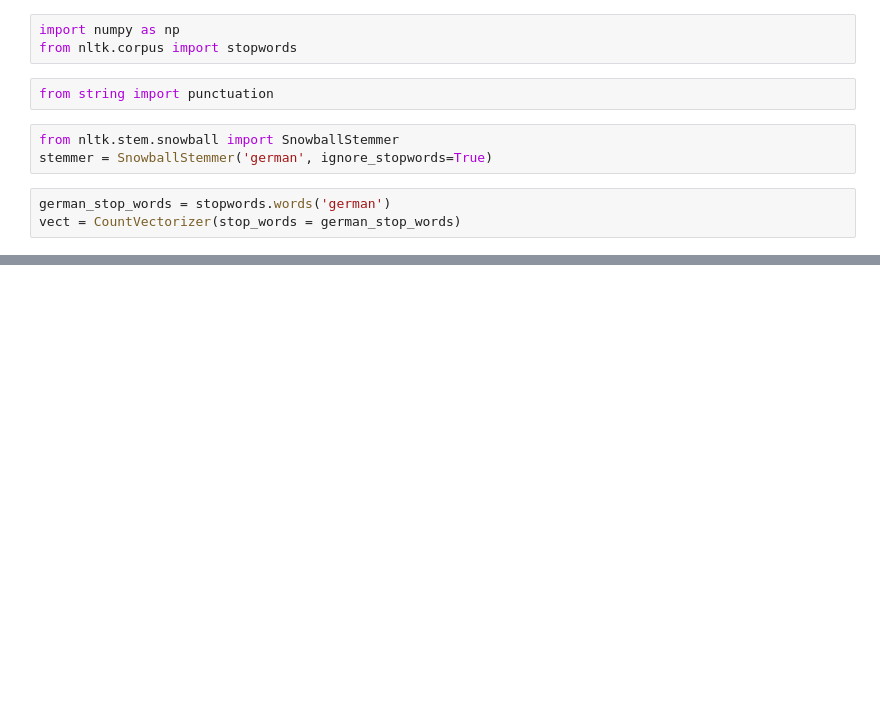
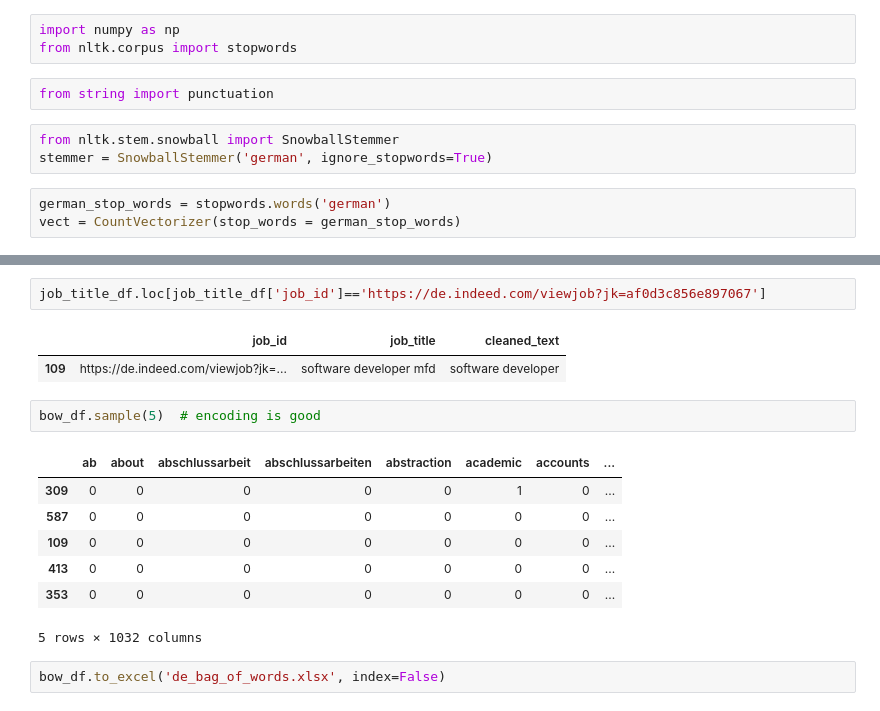
Before and after one commit to damnpav/arbeite_parser, a Jupyter notebook: notebooks/_1_eda_cleaned.ipynb, the cells around one changed output, grey strips where cells are left out. Cells and saved outputs as stored; diff of their text form; blank space fills up the shorter version.

```diff
--- a/notebooks/_1_eda_cleaned.ipynb
+++ b/notebooks/_1_eda_cleaned.ipynb
@@ -190,0 +268,17 @@ stemmer.stem('entwickler pythonjava  hauptschlich remote mwd home office')
+# %%
+job_title_df.loc[job_title_df['job_id']=='https://de.indeed.com/viewjob?jk=af0d3c856e897067']
+# %% [output]
+|  | job_id | job_title | cleaned_text |
+| 109 | https://de.indeed.com/viewjob?jk=... | software developer mfd | software developer |
+# %%
+bow_df.sample(5)  # encoding is good
+# %% [output]
+|  | ab | about | abschlussarbeit | abschlussarbeiten | abstraction | academic | accounts | ... |
+| 309 | 0 | 0 | 0 | 0 | 0 | 1 | 0 | ... |
+| 587 | 0 | 0 | 0 | 0 | 0 | 0 | 0 | ... |
+| 109 | 0 | 0 | 0 | 0 | 0 | 0 | 0 | ... |
+| 413 | 0 | 0 | 0 | 0 | 0 | 0 | 0 | ... |
+| 353 | 0 | 0 | 0 | 0 | 0 | 0 | 0 | ... |
+5 rows × 1032 columns
+# %%
+bow_df.to_excel('de_bag_of_words.xlsx', index=False)
```
Also changed, not shown: parts of 20 cells of this notebook.
